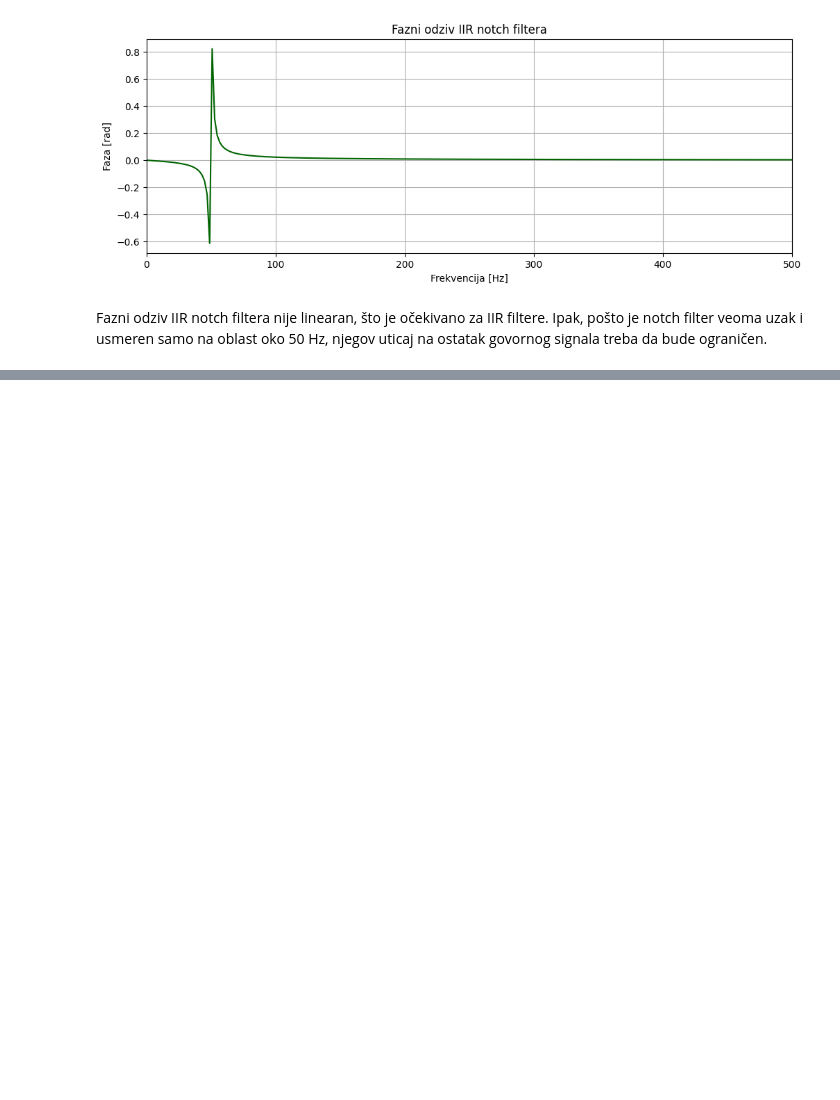
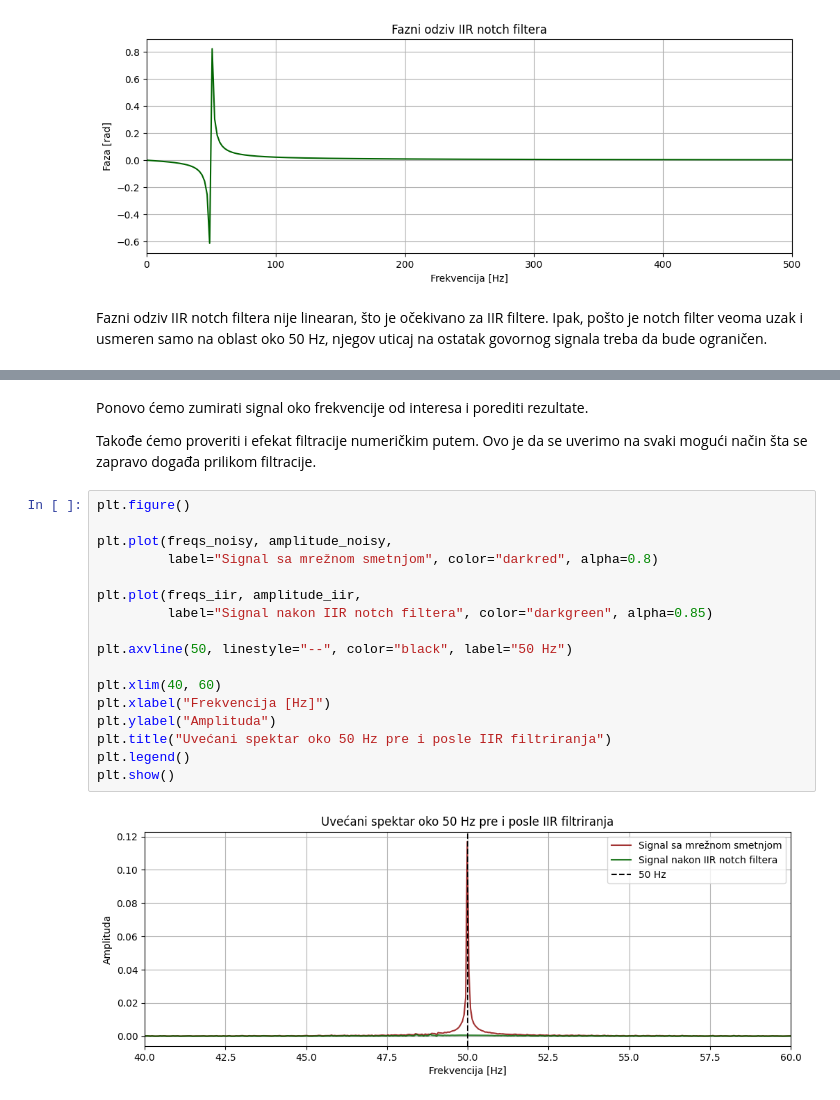
Before and after one commit to KomFi31/Fakultet, a Jupyter notebook: DSP/Obrada audio signala.ipynb, the cells around one changed output, grey strips where cells are left out. Drawn from its saved outputs; the diff is of its cells as text; blank space fills up the shorter version.

```diff
--- a/DSP/Obrada audio signala.ipynb
+++ b/DSP/Obrada audio signala.ipynb
@@ -477,0 +592,23 @@ Fazni odziv IIR notch filtera nije linearan, što je očekivano za IIR filtere.
+# %% [markdown]
+Ponovo ćemo zumirati signal oko frekvencije od interesa i porediti rezultate.
+
+Takođe ćemo proveriti i efekat filtracije numeričkim putem. Ovo je da se uverimo na svaki mogući način šta se zapravo događa prilikom filtracije.
+# %%
+plt.figure()
+
+plt.plot(freqs_noisy, amplitude_noisy,
+         label="Signal sa mrežnom smetnjom", color="darkred", alpha=0.8)
+
+plt.plot(freqs_iir, amplitude_iir,
+         label="Signal nakon IIR notch filtera", color="darkgreen", alpha=0.85)
+
+plt.axvline(50, linestyle="--", color="black", label="50 Hz")
+
+plt.xlim(40, 60)
+plt.xlabel("Frekvencija [Hz]")
+plt.ylabel("Amplituda")
+plt.title("Uvećani spektar oko 50 Hz pre i posle IIR filtriranja")
+plt.legend()
+plt.show()
+# %% [output]
+[figure, added]
```
Also changed, not shown: parts of 27 cells of this notebook.
